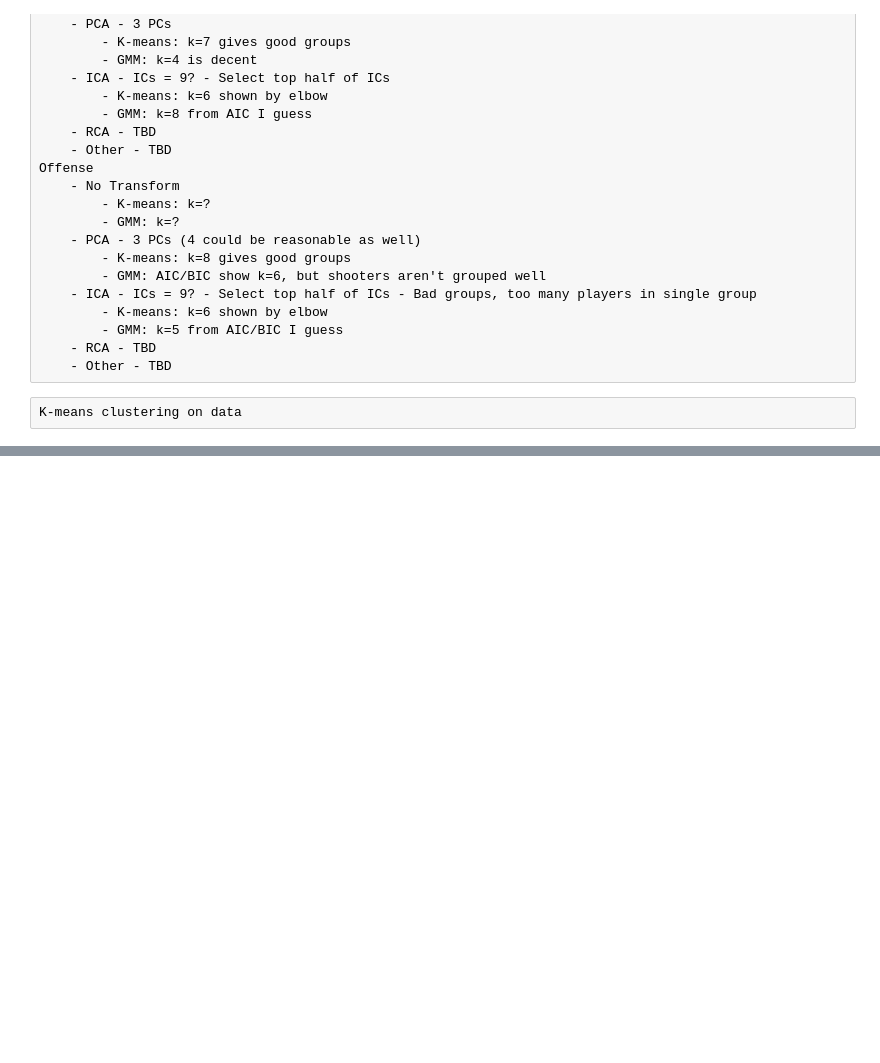
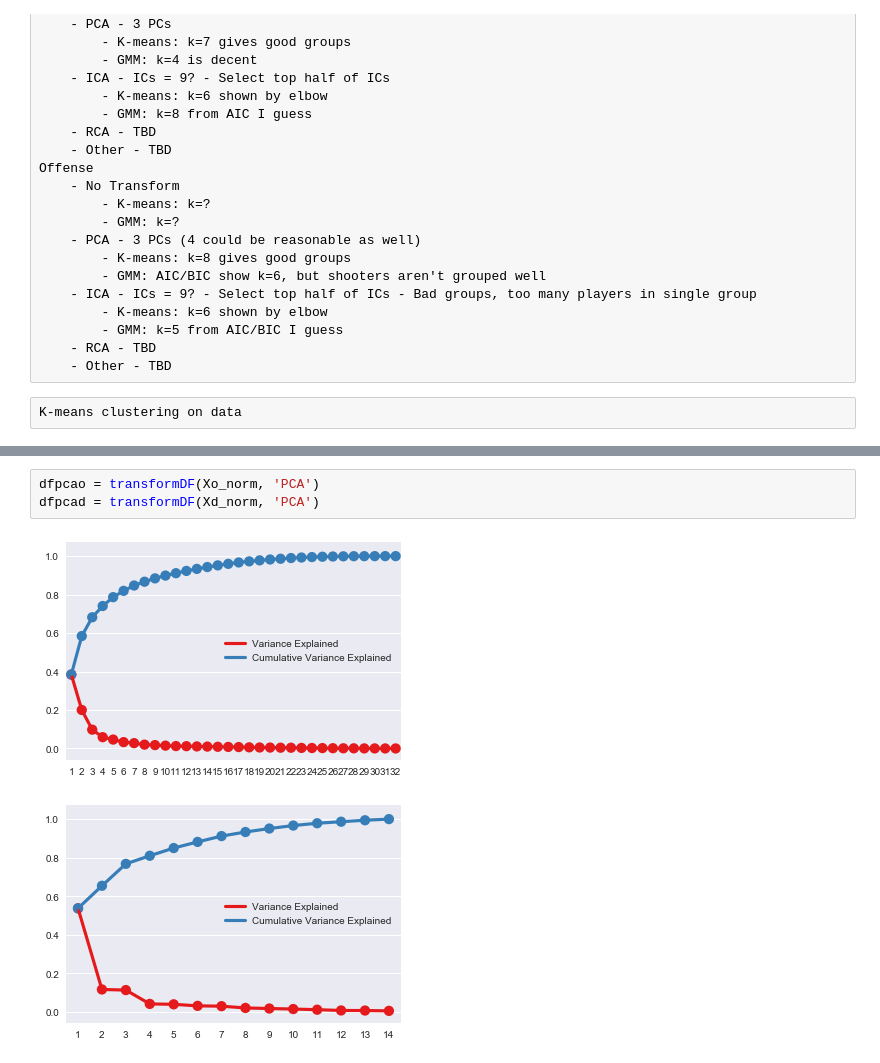
Before and after one commit to JohnLithio/NBACluster, a Jupyter notebook: Clustering.ipynb, the cells around one changed output, grey strips where cells are left out. Drawn from its saved outputs; the diff is of its cells as text; blank space fills up the shorter version.

```diff
--- a/Clustering.ipynb
+++ b/Clustering.ipynb
@@ -348,0 +210,6 @@ groupPlot('PC1', 'PC2', 10, dfpca)
+# %%
+dfpcao = transformDF(Xo_norm, 'PCA')
+dfpcad = transformDF(Xd_norm, 'PCA')
+# %% [output]
+[figure, added]
+[figure, added]
```
Also changed, not shown: parts of 44 cells of this notebook, 1 other file.
